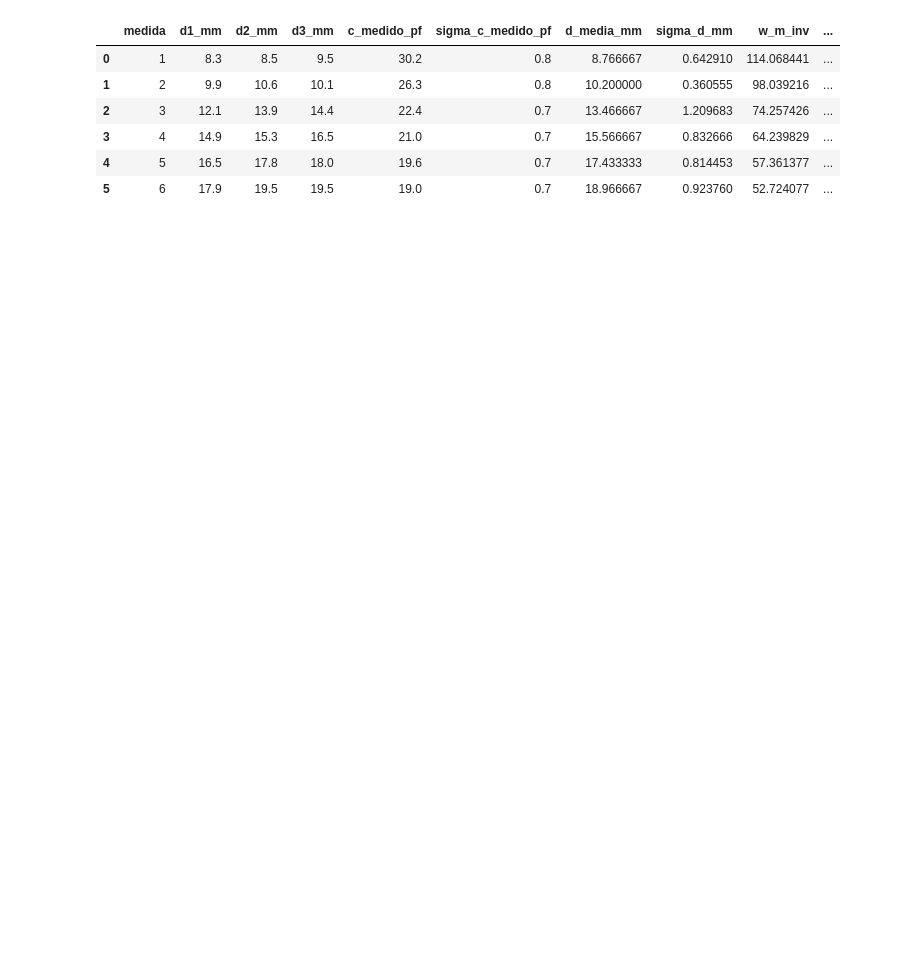
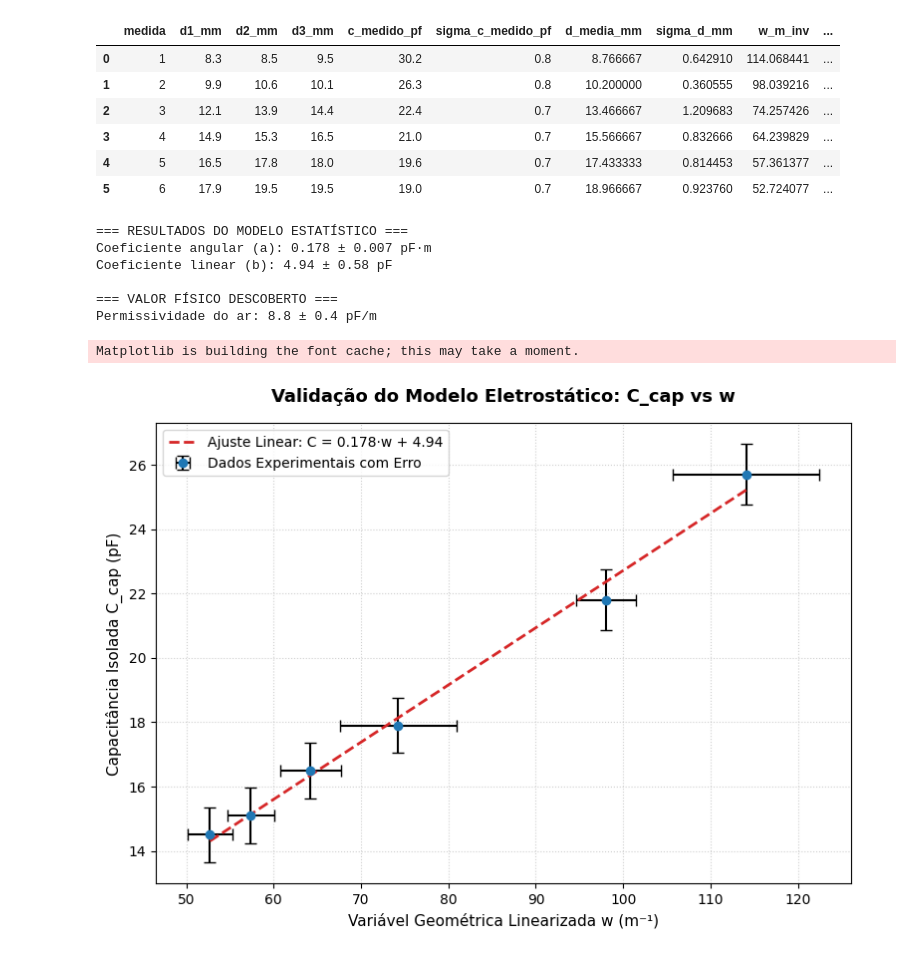
Before and after one commit to joao-guilherme298/projeto-analise-eletro, a Jupyter notebook: analise.ipynb, the cells around one changed output. Cells and saved outputs as stored; diff of their text form; code cells hidden in the pictures; blank space fills up the shorter version.

```diff
--- a/analise.ipynb
+++ b/analise.ipynb
@@ -15,3 +15,70 @@ df_resultado
 | 3 | 4 | 14.9 | 15.3 | 16.5 | 21.0 | 0.7 | 15.566667 | 0.832666 | 64.239829 | ... |
 | 4 | 5 | 16.5 | 17.8 | 18.0 | 19.6 | 0.7 | 17.433333 | 0.814453 | 57.361377 | ... |
 | 5 | 6 | 17.9 | 19.5 | 19.5 | 19.0 | 0.7 | 18.966667 | 0.923760 | 52.724077 | ... |
+# %%
+
+from calculos import calcular_regressao_com_pesos, calcular_permissividade
+
+# 1. Alimentando o modelo de regressão com a tabela processada
+a, b, sigma_a, sigma_b = calcular_regressao_com_pesos(df_resultado)
+
+# 2. Injetando o coeficiente 'a' para descobrir a permissividade
+eps_0, sigma_eps_0 = calcular_permissividade(a, sigma_a)
+
+# 3. Imprimindo o relatório na tela
+print("=== RESULTADOS DO MODELO ESTATÍSTICO ===")
+print(f"Coeficiente angular (a): {a:.3f} ± {sigma_a:.3f} pF·m")
+print(f"Coeficiente linear (b): {b:.2f} ± {sigma_b:.2f} pF\n")
+
+print("=== VALOR FÍSICO DESCOBERTO ===")
+print(f"Permissividade do ar: {eps_0:.1f} ± {sigma_eps_0:.1f} pF/m")
+# %% [output]
+=== RESULTADOS DO MODELO ESTATÍSTICO ===
+Coeficiente angular (a): 0.178 ± 0.007 pF·m
+Coeficiente linear (b): 4.94 ± 0.58 pF
+
+=== VALOR FÍSICO DESCOBERTO ===
+Permissividade do ar: 8.8 ± 0.4 pF/m
+# %%
+import matplotlib.pyplot as plt
+
+# 1. Configurando o tamanho da imagem do gráfico
+plt.figure(figsize=(9, 6))
+
+# 2. Plotando os pontos experimentais com suas respectivas barras de erro
+plt.errorbar(
+    x=df_resultado['w_m_inv'],
+    y=df_resultado['c_cap_pf'],
+    xerr=df_resultado['sigma_w_m_inv'],
+    yerr=df_resultado['sigma_c_cap_pf'],
+    fmt='o',
+    color='#1f77b4',
+    ecolor='black',
+    capsize=4,
+    label='Dados Experimentais com Erro'
+)
+
+# 3. Criando e plotando a reta de tendência teórica (y = ax + b)
+x_reta = df_resultado['w_m_inv']
+y_reta = a * x_reta + b
+plt.plot(
+    x_reta,
+    y_reta,
+    color='#d62728',
+    linestyle='--',
+    linewidth=2,
+    label=f'Ajuste Linear: C = {a:.3f}·w + {b:.2f}'
+)
+
+# 4. Customização de eixos, títulos e legenda
+plt.xlabel('Variável Geométrica Linearizada w (m⁻¹)', fontsize=11)
+plt.ylabel('Capacitância Isolada C_cap (pF)', fontsize=11)
+plt.title('Validação do Modelo Eletrostático: C_cap vs w', fontsize=13, fontweight='bold', pad=15)
+plt.legend(loc='upper left', fontsize=10)
+plt.grid(True, linestyle=':', alpha=0.6)
+
+# 5. Exibindo o gráfico finalizado
+plt.show()
+# %% [output]
+Matplotlib is building the font cache; this may take a moment.
+[figure, added]
```
Also changed, not shown: parts of 3 cells of this notebook, 2 other files.
